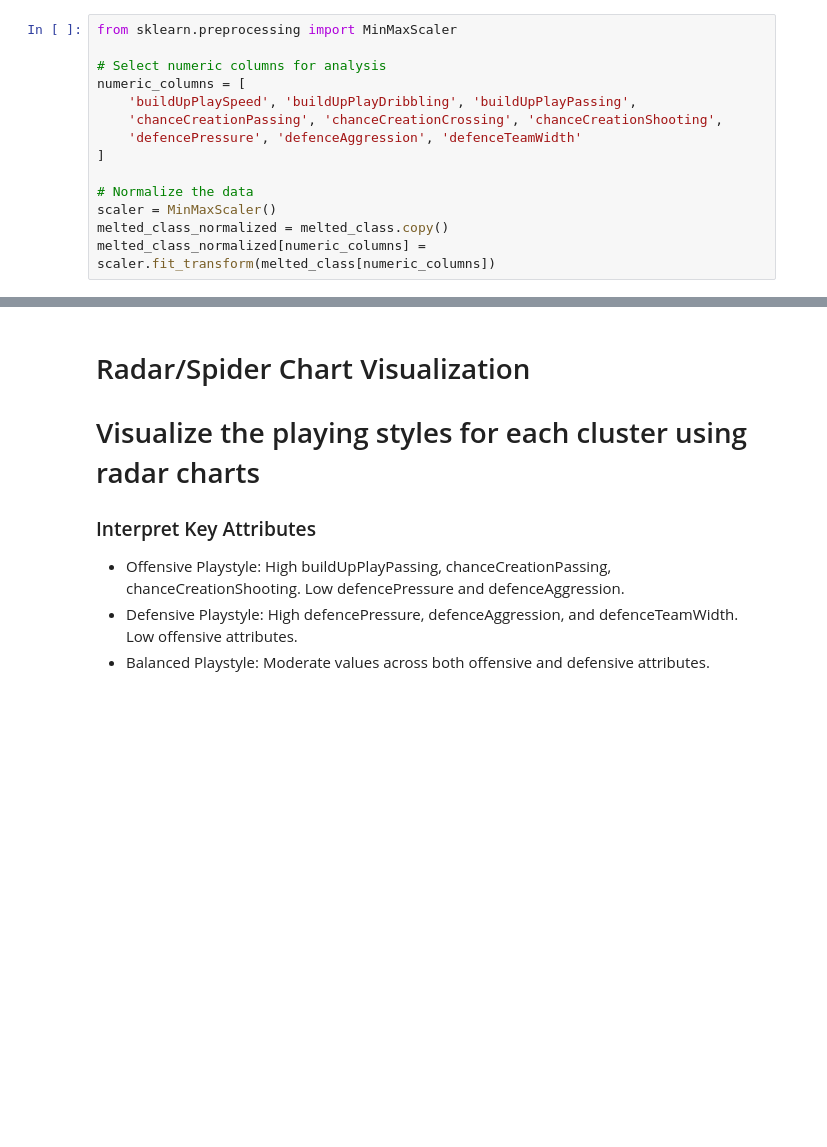
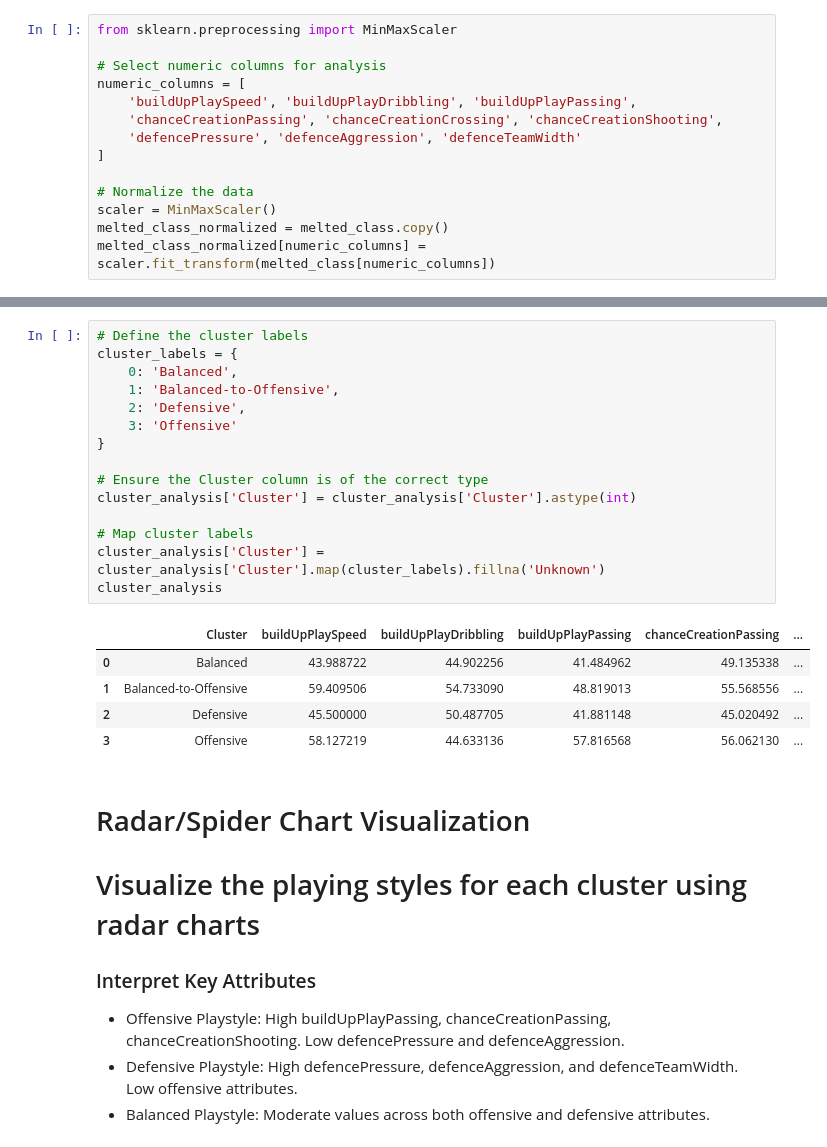
Before and after one commit to Daviedavie100/Investigating_dataset_project, a Jupyter notebook: Investigate_a_Dataset.ipynb, the cells around one changed output, grey strips where cells are left out. Drawn from its saved outputs; the diff is of its cells as text; blank space fills up the shorter version.

```diff
--- a/Investigate_a_Dataset.ipynb
+++ b/Investigate_a_Dataset.ipynb
@@ -925,3 +2013,24 @@ cluster_analysis
+# %%
+# Define the cluster labels
+cluster_labels = {
+    0: 'Balanced',
+    1: 'Balanced-to-Offensive',
+    2: 'Defensive',
+    3: 'Offensive'
+}
+
+# Ensure the Cluster column is of the correct type
+cluster_analysis['Cluster'] = cluster_analysis['Cluster'].astype(int)
+
+# Map cluster labels
+cluster_analysis['Cluster'] = cluster_analysis['Cluster'].map(cluster_labels).fillna('Unknown')
+cluster_analysis
+# %% [output]
+|  | Cluster | buildUpPlaySpeed | buildUpPlayDribbling | buildUpPlayPassing | chanceCreationPassing | ... |
+| 0 | Balanced | 43.988722 | 44.902256 | 41.484962 | 49.135338 | ... |
+| 1 | Balanced-to-Offensive | 59.409506 | 54.733090 | 48.819013 | 55.568556 | ... |
+| 2 | Defensive | 45.500000 | 50.487705 | 41.881148 | 45.020492 | ... |
+| 3 | Offensive | 58.127219 | 44.633136 | 57.816568 | 56.062130 | ... |
 # %% [markdown]
 # Radar/Spider Chart Visualization
 # Visualize the playing styles for each cluster using radar charts
```
Also changed, not shown: parts of 94 cells of this notebook.
